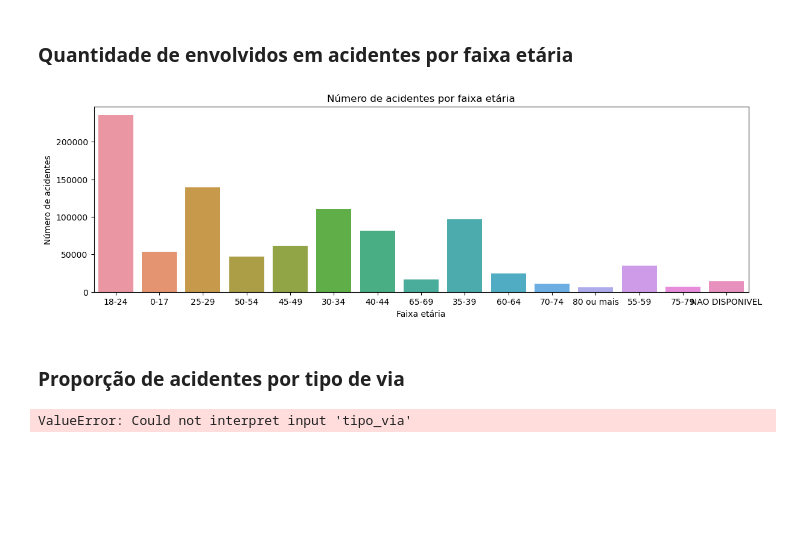
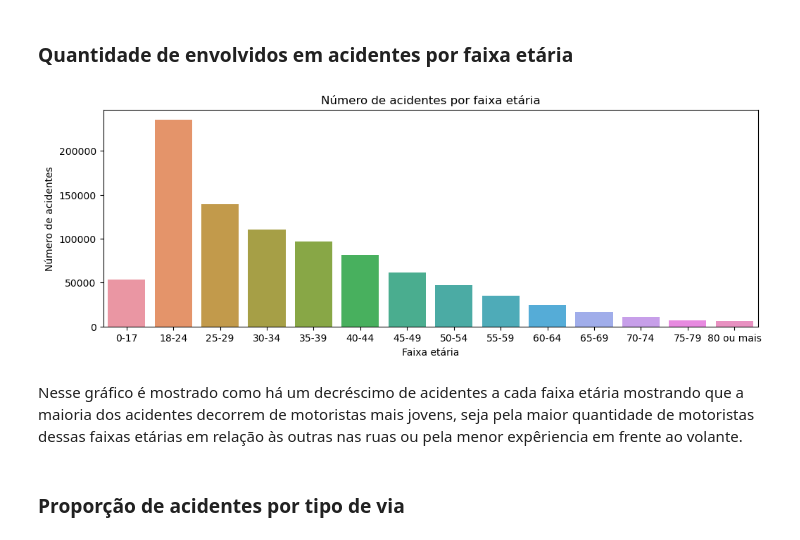
Before and after one commit to Enzzx/CityAccidentAnalysis, a Jupyter notebook: notebook/data-analysis.ipynb, the cells around one changed output. Saved outputs shown, nothing was run; the diff lists cells and outputs as text; code cells hidden in the pictures; blank space fills up the shorter version.

Commit message:
add more plots

```diff
--- a/notebook/data-analysis.ipynb
+++ b/notebook/data-analysis.ipynb
@@ -81,16 +77,22 @@ No gráfico de acidentes por hora do dia é possível verificar que os horários
 # %% [markdown]
 ### Quantidade de envolvidos em acidentes por faixa etária
 # %%
-plt.figure(figsize=(14, 4))
-sns.countplot(data=dfp, x="faixa_etaria_legal")
+etary_order = [
+    "0-17","18-24", "25-29", "30-34", "35-39", "40-44", "45-49", "50-54",
+    "55-59", "60-64", "65-69", "70-74", "75-79", "80 ou mais"
+]
+plt.figure(figsize=(12, 4))
+sns.countplot(data=dfp, x="faixa_etaria_legal", order=etary_order)
 
 plt.title("Número de acidentes por faixa etária")
 plt.xlabel("Faixa etária")
 plt.ylabel("Número de acidentes")
 
 plt.show()
 # %% [output]
-[figure, old version]
+[figure, new version]
+# %% [markdown]
+Nesse gráfico é mostrado como há um decréscimo de acidentes a cada faixa etária mostrando que a maioria dos acidentes decorrem de motoristas mais jovens, seja pela maior quantidade de motoristas dessas faixas etárias em relação às outras nas ruas ou pela menor expêriencia em frente ao volante.
 # %% [markdown]
 ### Proporção de acidentes por tipo de via
 # %%
@@ -98,4 +100,0 @@ df_ps = pd.merge(dfp, dfs, on="id_sinistro", how="inner")
-# %%
-sns.countplot(data=df_ps, x="tipo_via", hue="gravidade_lesao")
-# %% [output]
-ValueError: Could not interpret input 'tipo_via'
```
Also changed, not shown: parts of 11 cells of this notebook, 1 other file.
